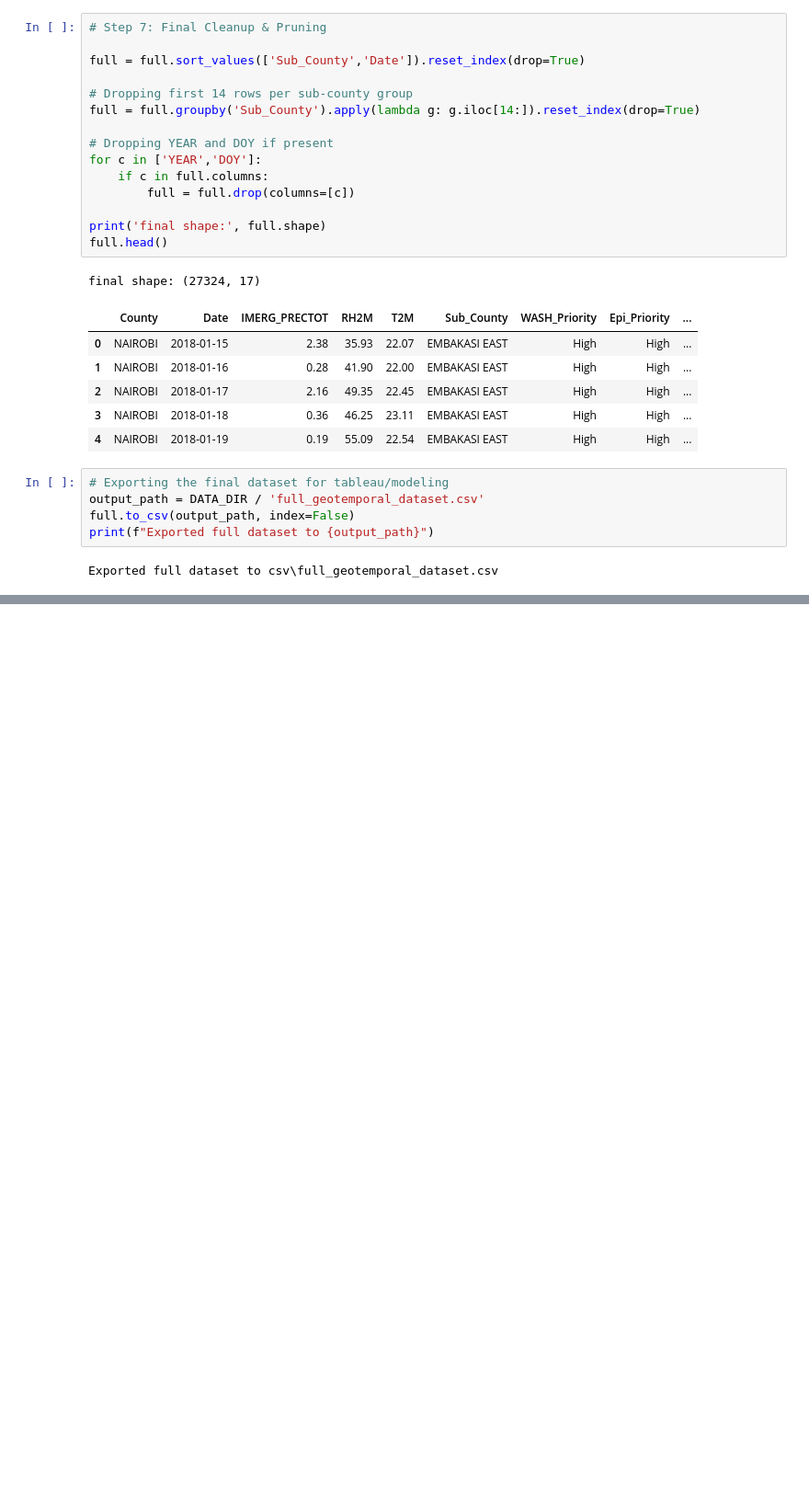
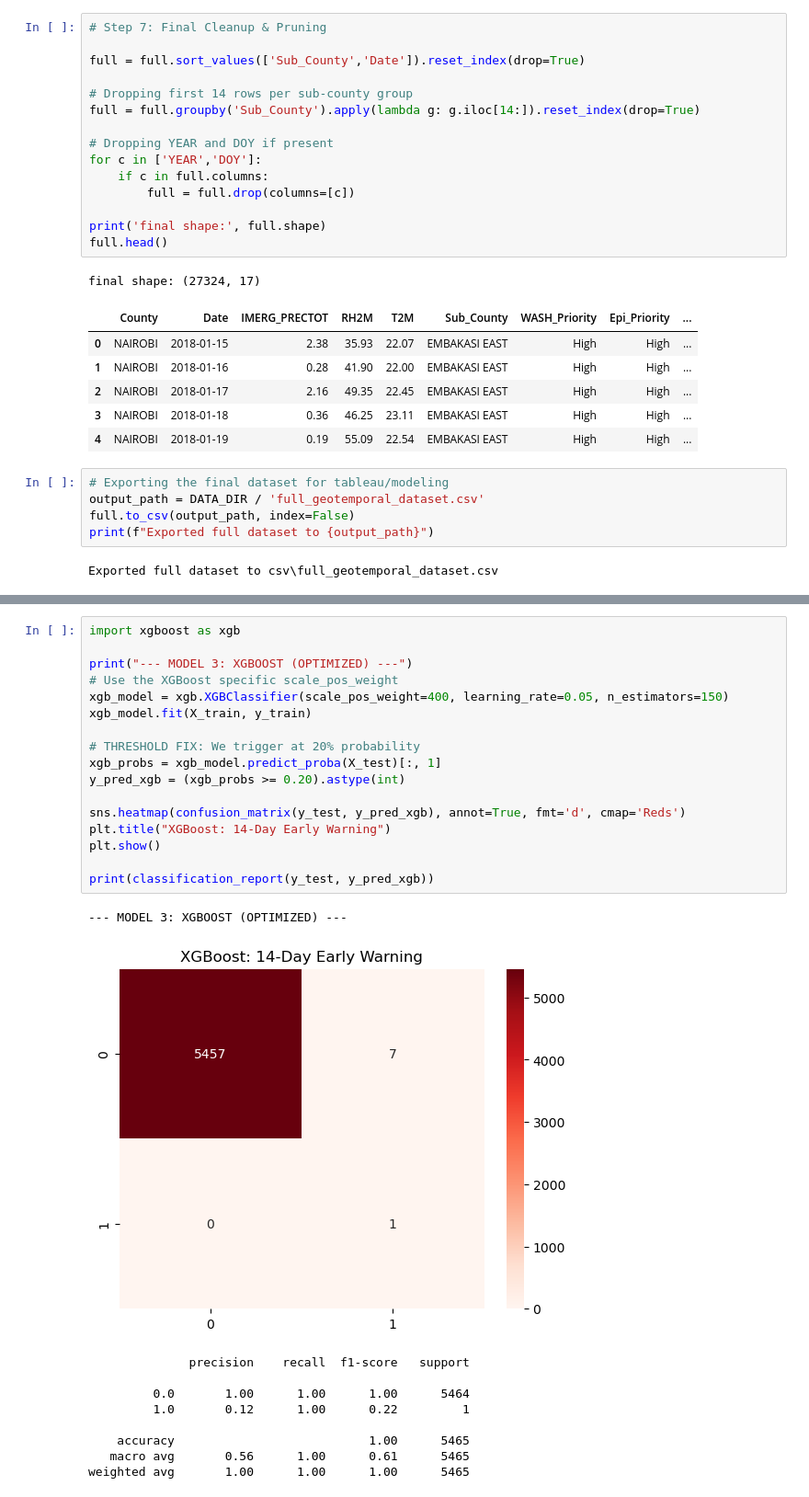
Before and after one commit to abelcholfavour/money_talks_with_Abba, a Jupyter notebook: K-CEWS.ipynb, the cells around one changed output, grey strips where cells are left out. Shown at 92% size. Drawn from its saved outputs; the diff is of its cells as text; blank space fills up the shorter version.

```diff
--- a/K-CEWS.ipynb
+++ b/K-CEWS.ipynb
@@ -485,0 +633,28 @@ Exported full dataset to csv\full_geotemporal_dataset.csv
+# %%
+import xgboost as xgb
+
+print("--- MODEL 3: XGBOOST (OPTIMIZED) ---")
+# Use the XGBoost specific scale_pos_weight
+xgb_model = xgb.XGBClassifier(scale_pos_weight=400, learning_rate=0.05, n_estimators=150)
+xgb_model.fit(X_train, y_train)
+
+# THRESHOLD FIX: We trigger at 20% probability
+xgb_probs = xgb_model.predict_proba(X_test)[:, 1]
+y_pred_xgb = (xgb_probs >= 0.20).astype(int)
+
+sns.heatmap(confusion_matrix(y_test, y_pred_xgb), annot=True, fmt='d', cmap='Reds')
+plt.title("XGBoost: 14-Day Early Warning")
+plt.show()
+
+print(classification_report(y_test, y_pred_xgb))
+# %% [output]
+--- MODEL 3: XGBOOST (OPTIMIZED) ---
+[figure, added]
+              precision    recall  f1-score   support
+
+         0.0       1.00      1.00      1.00      5464
+         1.0       0.12      1.00      0.22         1
+
+    accuracy                           1.00      5465
+   macro avg       0.56      1.00      0.61      5465
+weighted avg       1.00      1.00      1.00      5465
```
Also changed, not shown: parts of 5 cells of this notebook, 4 other files.
